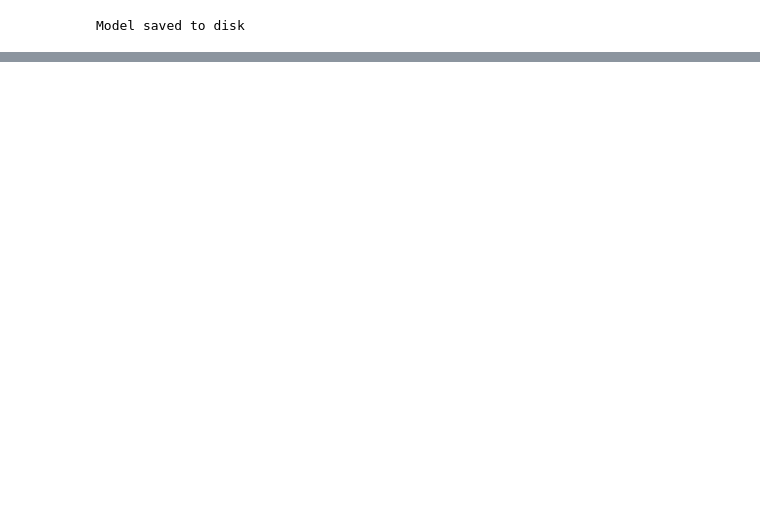
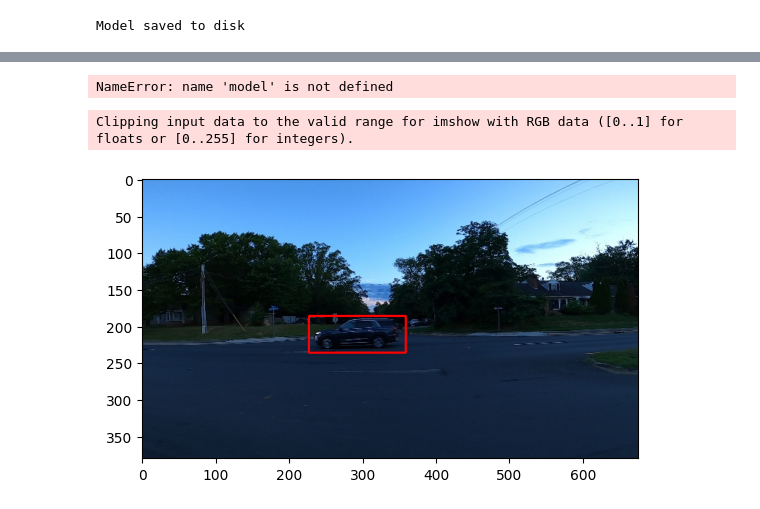
Before and after one commit to Jaden505/Object-detection-pose-estimation, a Jupyter notebook: car_recognition/main.ipynb, the cells around one changed output, grey strips where cells are left out. Saved outputs shown, nothing was run; the diff lists cells and outputs as text; code cells hidden in the pictures; blank space fills up the shorter version.

```diff
--- a/car_recognition/main.ipynb
+++ b/car_recognition/main.ipynb
@@ -10,7 +10,7 @@ from tensorflow.keras.models import model_from_json
 # %%
 input_shape = (676, 380, 3)
 grid_dim = 13
-anchor_sizes = [(0.2, 0.1), (0.3, 0.2), (0.4, 0.3), (0.5, 0.4)]
+anchor_sizes = [(0.15, 0.075), (0.2, 0.1), (0.3, 0.2)] # The widths are longer because we detect cars
 num_anchors = len(anchor_sizes)
 # %%
 p = PrepData()
@@ -27,5 +28,30 @@ train.shape
 # %%
+def equalize_box_labels(y_true, y_pred):
+    # Masks for boxes with and without objects in y_true
+    object_mask = tf.reduce_max(y_true, axis=-1) > 0
+    no_object_mask = tf.reduce_max(y_true, axis=-1) == 0
+
+    # Filter boxes with and without objects
+    true_boxes_with_obj = tf.boolean_mask(y_true, object_mask)
+    pred_boxes_with_obj = tf.boolean_mask(y_pred, object_mask)
+
+    # Randomly sample no_object boxes to equal the number of object boxes, if possible
+    no_object_indices = tf.where(no_object_mask)
+    sampled_no_object_indices = tf.random.shuffle(no_object_indices)[:tf.shape(true_boxes_with_obj)[0]]
+
+    # Fetch the corresponding no_object boxes
+    true_boxes_no_obj = tf.gather_nd(y_true, sampled_no_object_indices)
+    pred_boxes_no_obj = tf.gather_nd(y_pred, sampled_no_object_indices)
+
+    # Concatenate to have a balanced set
+    true_boxes_equalized = tf.concat([true_boxes_with_obj, true_boxes_no_obj], axis=0)
+    pred_boxes_equalized = tf.concat([pred_boxes_with_obj, pred_boxes_no_obj], axis=0)
+
+    return true_boxes_equalized, pred_boxes_equalized
+
 def custom_iou_loss(y_true, y_pred):
+    y_true, y_pred = equalize_box_labels(y_true, y_pred)
+
     # Compute IOUs
     ious = iou_vectorized(y_true[..., :4], y_pred[..., :4])
     iou_loss = tf.abs(ious - y_true[..., -1]) # IOU losses - the confidence scores
@@ -38,6 +64,8 @@ def custom_iou_metric(y_true, y_pred):
     return tf.reduce_mean(ious)
 # %%
 model = yolo_model(input_shape, grid_dim, num_anchors)
-model.compile(optimizer='adam', loss=custom_iou_loss, metrics=['accuracy', custom_iou_metric])
+
+adam_opt = tf.keras.optimizers.Adam(learning_rate=0.0001)
+model.compile(optimizer=adam_opt, loss=custom_iou_loss, metrics=['accuracy', custom_iou_metric])
 model.fit(train, labels, epochs=1, batch_size=16, verbose=1)
 # %% [output]
@@ -75,0 +89,25 @@ I0000 00:00:1712596804.004993 40835845 device_compiler.h:188] Compiled cluster u
+# %%
+image = test[0]
+image = predict_image(image, model, grid_dim, anchor_sizes, iou_vectorized)
+image = np.swapaxes(image, 0, 1)
+
+#Show the image with matplotlib
+plt.imshow(image)
+plt.show()
+# %% [output]
+NameError: name 'model' is not defined
+# %%
+image = train[0].copy()  # Create a copy of the image to avoid modifying the original data
+label = labels[0]
+
+coords = labels_to_coordinates(label, image.shape[0], image.shape[1], grid_dim)
+image = draw_boxes(image, coords)
+
+image = np.swapaxes(image, 0, 1)
+
+#Show the image with matplotlib
+plt.imshow(image)
+plt.show()
+# %% [output]
+Clipping input data to the valid range for imshow with RGB data ([0..1] for floats or [0..255] for integers).
+[figure, added]
```
Also changed, not shown: parts of 3 cells of this notebook, 3 other files.
